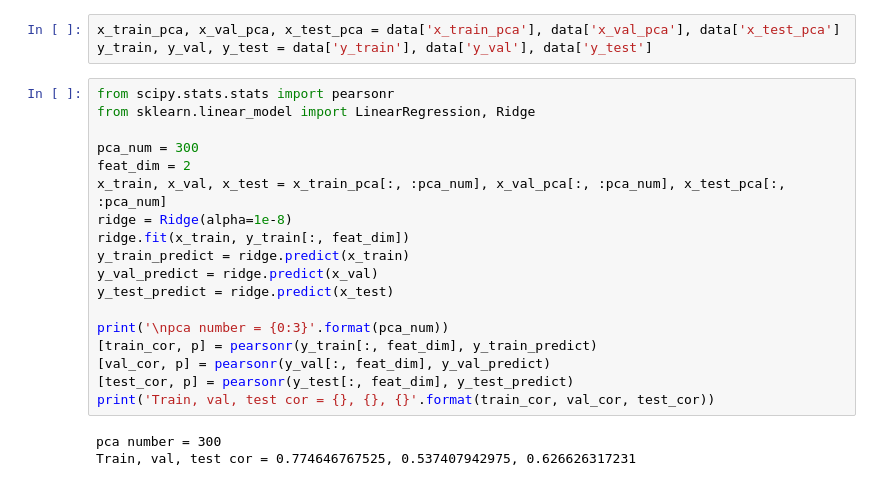
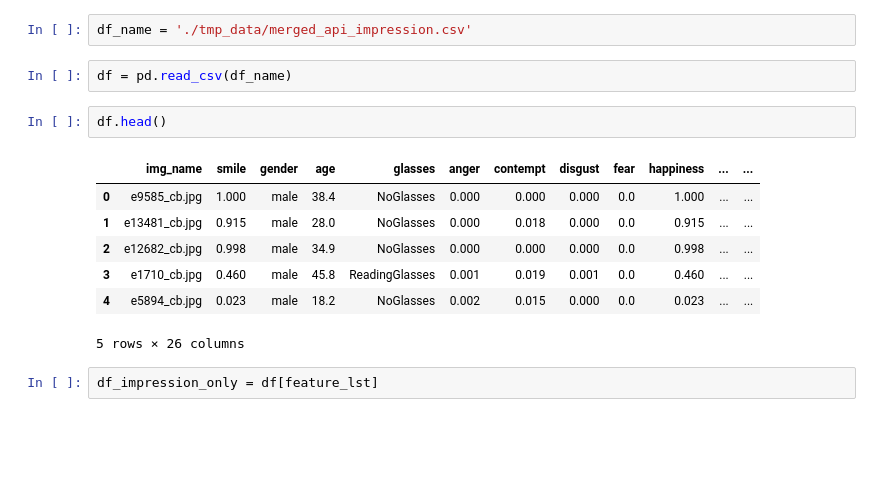
Before and after one commit to amandasongmm/impression_personality, a Jupyter notebook: pretrain_first_impression/my_canvas.ipynb, the cells around one changed output. Drawn from its saved outputs; the diff is of its cells as text; blank space fills up the shorter version.

Commit message:
data mining

```diff
--- a/pretrain_first_impression/my_canvas.ipynb
+++ b/pretrain_first_impression/my_canvas.ipynb
@@ -22,24 +1,16 @@ import matplotlib.pyplot as plt
-# %%
-x_train_pca, x_val_pca, x_test_pca = data['x_train_pca'], data['x_val_pca'], data['x_test_pca']
-y_train, y_val, y_test = data['y_train'], data['y_val'], data['y_test']
-# %%
-from scipy.stats.stats import pearsonr
-from sklearn.linear_model import LinearRegression, Ridge
-
-pca_num = 300
-feat_dim = 2
-x_train, x_val, x_test = x_train_pca[:, :pca_num], x_val_pca[:, :pca_num], x_test_pca[:, :pca_num]
-ridge = Ridge(alpha=1e-8)
-ridge.fit(x_train, y_train[:, feat_dim])
-y_train_predict = ridge.predict(x_train)
-y_val_predict = ridge.predict(x_val)
-y_test_predict = ridge.predict(x_test)
-
-print('\npca number = {0:3}'.format(pca_num))
-[train_cor, p] = pearsonr(y_train[:, feat_dim], y_train_predict)
-[val_cor, p] = pearsonr(y_val[:, feat_dim], y_val_predict)
-[test_cor, p] = pearsonr(y_test[:, feat_dim], y_test_predict)
-print('Train, val, test cor = {}, {}, {}'.format(train_cor, val_cor, test_cor))
-# %% [output]
-pca number = 300
-Train, val, test cor = 0.774646767525, 0.537407942975, 0.626626317231
+# %%
+df_name = './tmp_data/merged_api_impression.csv'
+# %%
+df = pd.read_csv(df_name)
+# %%
+df.head()
+# %% [output]
+|  | img_name | smile | gender | age | glasses | anger | contempt | disgust | fear | happiness | ... | ... |
+| 0 | e9585_cb.jpg | 1.000 | male | 38.4 | NoGlasses | 0.000 | 0.000 | 0.000 | 0.0 | 1.000 | ... | ... |
+| 1 | e13481_cb.jpg | 0.915 | male | 28.0 | NoGlasses | 0.000 | 0.018 | 0.000 | 0.0 | 0.915 | ... | ... |
+| 2 | e12682_cb.jpg | 0.998 | male | 34.9 | NoGlasses | 0.000 | 0.000 | 0.000 | 0.0 | 0.998 | ... | ... |
+| 3 | e1710_cb.jpg | 0.460 | male | 45.8 | ReadingGlasses | 0.001 | 0.019 | 0.001 | 0.0 | 0.460 | ... | ... |
+| 4 | e5894_cb.jpg | 0.023 | male | 18.2 | NoGlasses | 0.002 | 0.015 | 0.000 | 0.0 | 0.023 | ... | ... |
+5 rows × 26 columns
+# %%
+df_impression_only = df[feature_lst]
```
Also changed, not shown: parts of 15 cells of this notebook, 4 other files.
